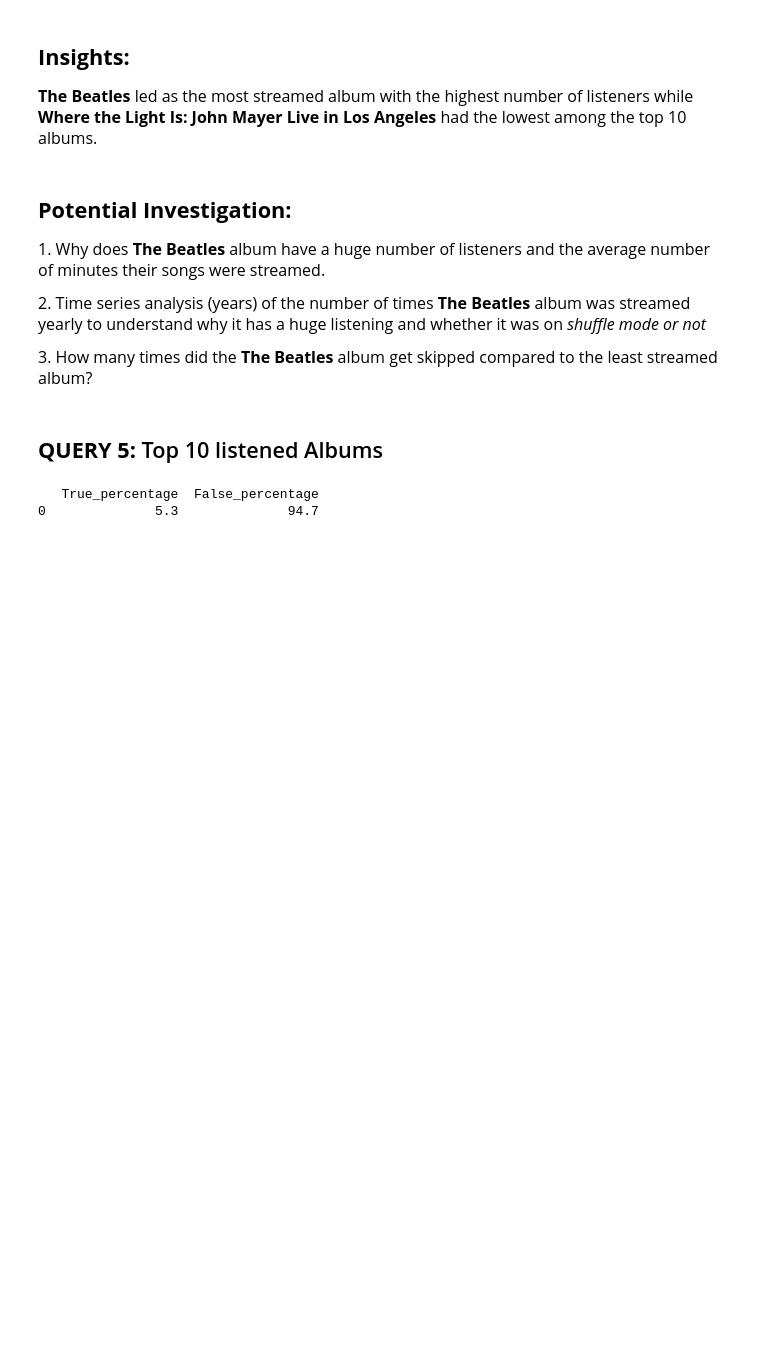
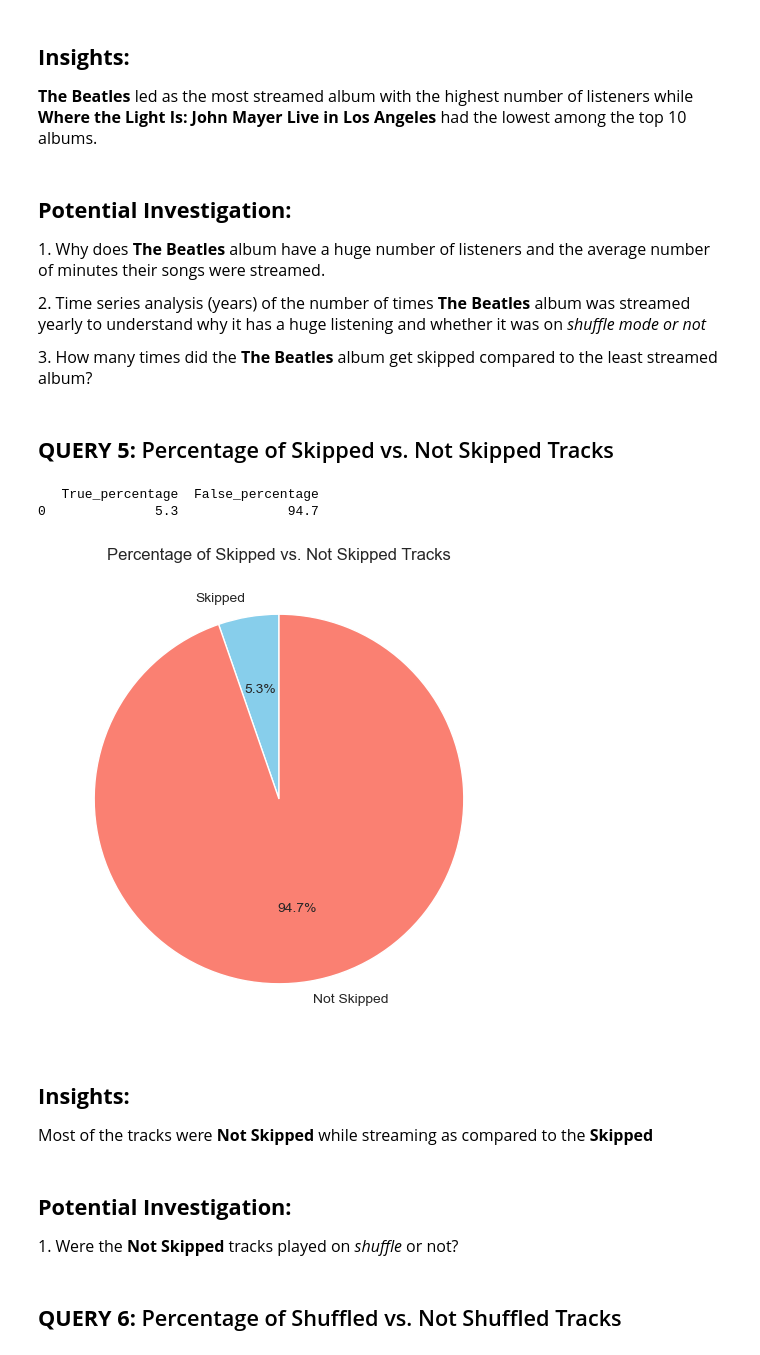
Before and after one commit to Equivocal-Richie/Spotify_Dataset_Analysis, a Jupyter notebook: EDA.ipynb, the cells around one changed output. Saved outputs shown, nothing was run; the diff lists cells and outputs as text; code cells hidden in the pictures; blank space fills up the shorter version.

```diff
--- a/EDA.ipynb
+++ b/EDA.ipynb
@@ -302,7 +302,7 @@ plt.show()
 <p style="font-size:16px;"> 2. Time series analysis (years) of the number of times <b>The Beatles</b> album was streamed yearly to understand why it has a huge listening and whether it was on <i>shuffle mode or not</i></p>
 <p style="font-size:16px;"> 3. How many times did the <b>The Beatles</b> album get skipped compared to the least streamed album?</p>
 # %% [markdown]
-<h2><b> QUERY 5:</b> Top 10 listened Albums</h2>
+<h2><b> QUERY 5:</b> Percentage of Skipped vs. Not Skipped Tracks</h2>
 # %%
 query5="""
 SELECT
@@ -319,3 +319,25 @@ print(df5.head())
 # %% [output]
    True_percentage  False_percentage
 0              5.3              94.7
+# %%
+# Visualization 5
+
+# Create a list of labels and corresponding values
+labels = ['Skipped', 'Not Skipped']
+values = df5[['True_percentage', 'False_percentage']].values.flatten()
+
+# Create a pie chart
+plt.figure(figsize=(8, 6))
+plt.pie(values, labels=labels, autopct='%1.1f%%', startangle=90, colors=['skyblue', 'salmon'])
+plt.title("Percentage of Skipped vs. Not Skipped Tracks")
+plt.show()
+# %% [output]
+[figure, added]
+# %% [markdown]
+<h2><b>Insights:</b></h2>
+<p style="font-size:16px;">Most of the tracks were <b>Not Skipped</b> while streaming as compared to the <b>Skipped</b></p>
+# %% [markdown]
+<h2><b>Potential Investigation:</b></h2>
+<p style="font-size:16px;"> 1. Were the <b>Not Skipped</b> tracks played on <i>shuffle</i> or not?</p>
+# %% [markdown]
+<h2><b> QUERY 6:</b> Percentage of Shuffled vs. Not Shuffled Tracks</h2>
```
Also changed, not shown: parts of 8 cells of this notebook.
